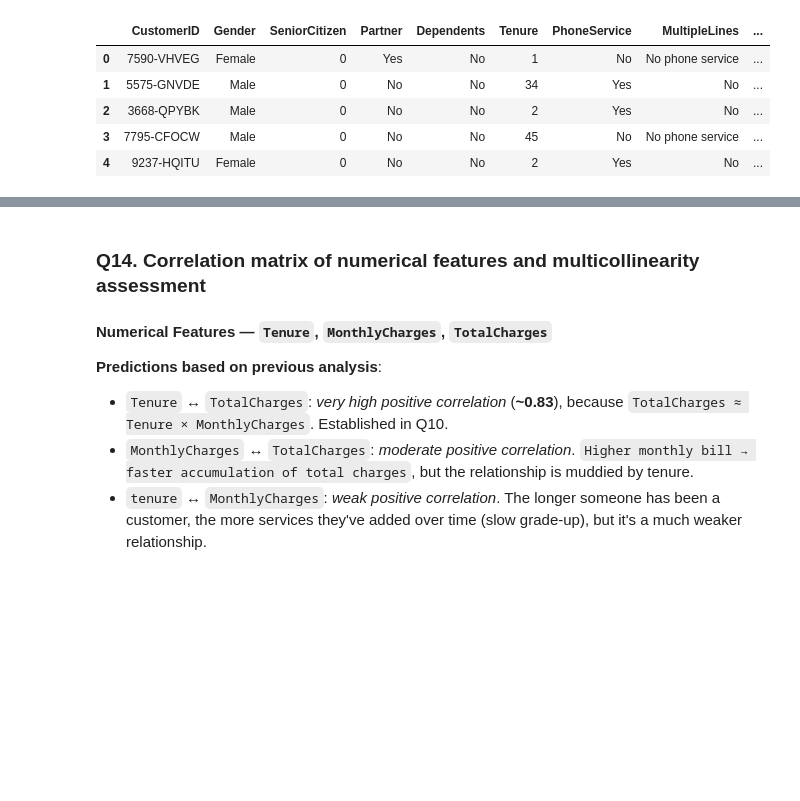
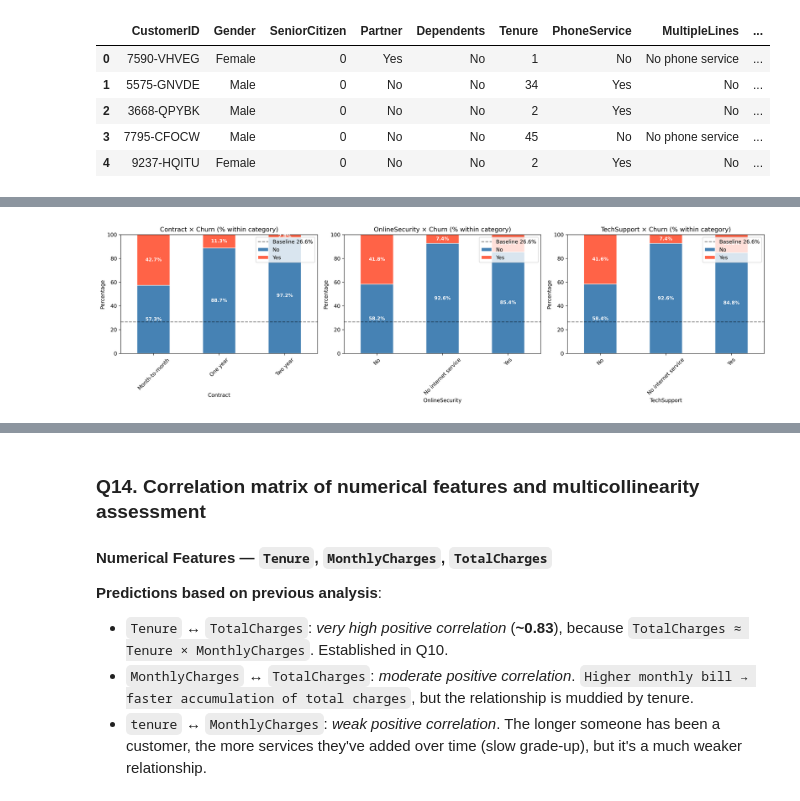
Before and after one commit to rahuldas98rd-png/data-science-portfolio, a Jupyter notebook: projects/01-telco-churn/notebooks/02_statistical_analysis.ipynb, the cells around one changed output, grey strips where cells are left out. Cells and saved outputs as stored; diff of their text form; code cells hidden in the pictures; blank space fills up the shorter version.

```diff
--- a/projects/01-telco-churn/notebooks/02_statistical_analysis.ipynb
+++ b/projects/01-telco-churn/notebooks/02_statistical_analysis.ipynb
@@ -62,0 +93,14 @@ df.head()
+# %%
+categorical_cols = ['Gender', 'SeniorCitizen', 'Partner', 'Dependents',
+                    'PhoneService', 'MultipleLines', 'InternetService',
+                    'OnlineSecurity', 'OnlineBackup', 'DeviceProtection',
+                    'TechSupport', 'StreamingTV', 'StreamingMovies',
+                    'Contract', 'PaperlessBilling', 'PaymentMethod']
+
+results = []
+for col in categorical_cols:
+    v = cramers_v(df[col], df['Churn'])
+    results.append({'feature': col, 'cramers_v': round(v, 4)})
+
+cramers_table = pd.DataFrame(results).sort_values('cramers_v', ascending=False).reset_index(drop=True)
+cramers_table
@@ -62,0 +156,34 @@ df.head()
+# %%
+top3 = cramers_table.head(3)['feature'].tolist()
+
+fig, axes = plt.subplots(1, 3, figsize=(18, 5))
+
+for ax, feature in zip(axes, top3):
+
+    ct = pd.crosstab(df[feature], df['Churn'], normalize='index') * 100
+    ct = ct[['No', 'Yes']]
+    # Plot
+    ct.plot(
+        kind='bar', stacked=True, ax=ax,
+        color=['steelblue', 'tomato'], edgecolor='white')
+    # Add labels inside stacked bars
+    for container in ax.containers:
+        labels = [f'{v:.1f}%' if v > 0 else '' for v in container.datavalues]
+
+        ax.bar_label(
+            container, labels=labels, label_type='center',
+            fontsize=9, color='white', fontweight='bold')
+    # Baseline
+    ax.axhline(
+        26.6, color='black', linestyle='--',
+        alpha=0.5, label='Baseline 26.6%')
+    ax.set_title(f'{feature} × Churn (% within category)')
+    ax.set_ylabel('Percentage')
+    ax.set_ylim(0, 100)
+    ax.legend(loc='upper right')
+    ax.tick_params(axis='x', rotation=45)
+plt.tight_layout()
+plt.savefig(FIGURE_DIR / "06_top3_stacked_bars.png", dpi=150, bbox_inches="tight")
+plt.show()
+# %% [output]
+[figure, added]
```
Also changed, not shown: parts of 17 cells of this notebook, 4 other files.
